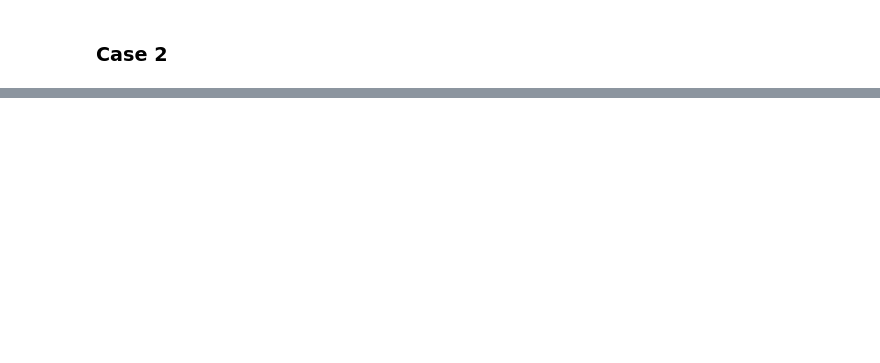
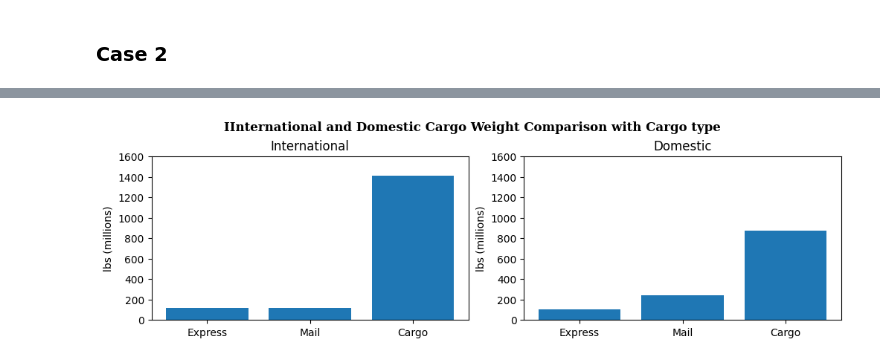
Before and after one commit to ikhsan-muhammad/p01-airplane_cargo, a Jupyter notebook: p01-airplane-cargo.ipynb, the cells around one changed output, grey strips where cells are left out. Cells and saved outputs as stored; diff of their text form; code cells hidden in the pictures; blank space fills up the shorter version.

```diff
--- a/p01-airplane-cargo.ipynb
+++ b/p01-airplane-cargo.ipynb
@@ -327,0 +415,14 @@ px.line(pivot_table_melted,
+# %%
+fig3, ax3 = plt.subplots(1, 2, figsize=(10,3), layout='constrained')
+fig3.suptitle('IInternational and Domestic Cargo Weight Comparison with Cargo type', fontweight='bold', fontfamily='serif', fontsize=12)
+
+ax3[0].bar(inter_dist2.index, inter_dist2.values)
+ax3[0].set_title('International')
+ax3[1].bar(domestic_dist2.index, domestic_dist2.values)
+ax3[1].set_title('Domestic')
+
+for i in range(2):
+    ax3[i].set_yticks(np.arange(0, 1601, 200))
+    ax3[i].set_ylabel('lbs (millions)')
+# %% [output]
+[figure, added]
```
Also changed, not shown: parts of 20 cells of this notebook, 1 other file.
